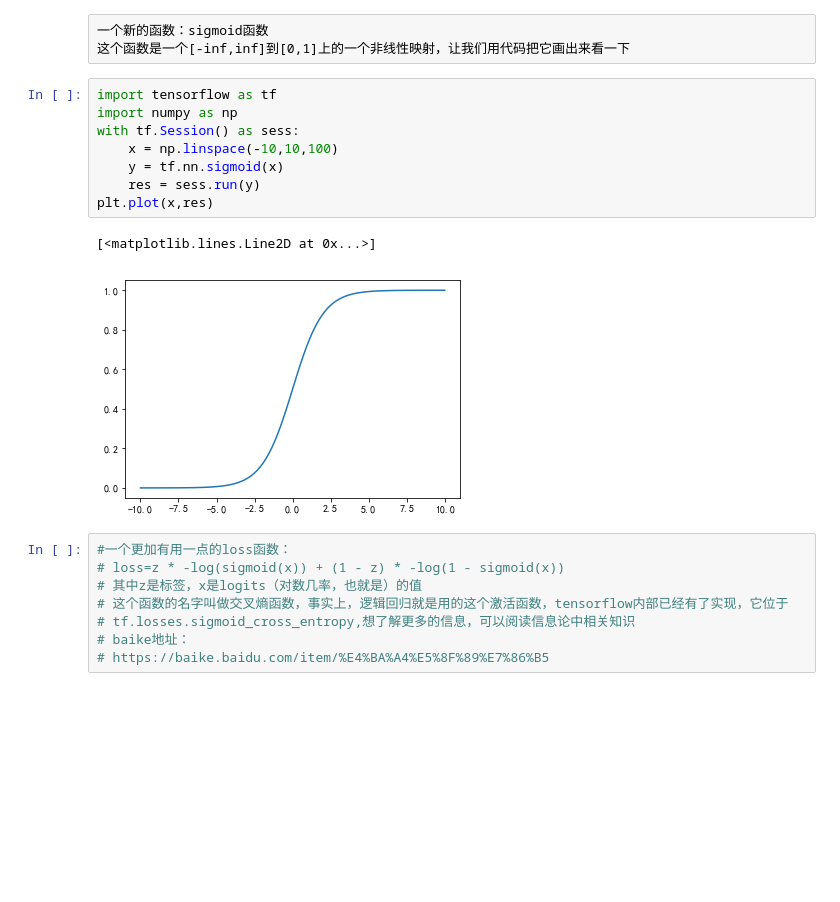
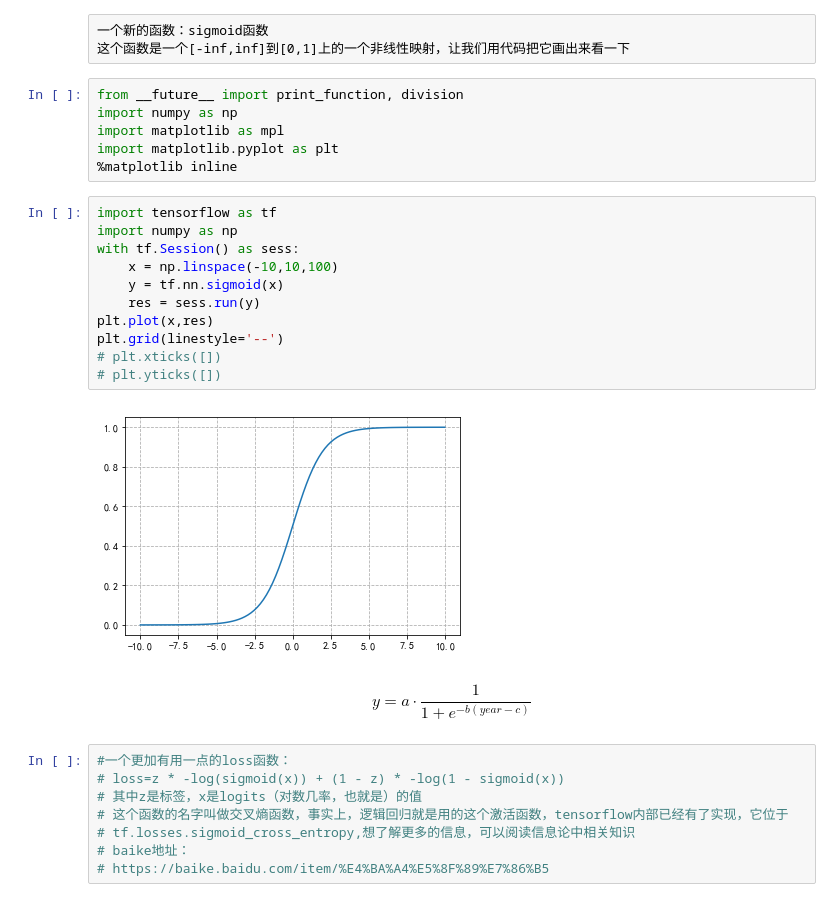
Before and after one commit to BradyHu/digital_design, a Jupyter notebook: 20190331-机器学习、DNN、北大超算/03-神经网络的隐藏层-异或的学习.ipynb, the cells around one changed output. Saved outputs shown, nothing was run; the diff lists cells and outputs as text; blank space fills up the shorter version.

```diff
--- a/20190331-机器学习、DNN、北大超算/03-神经网络的隐藏层-异或的学习.ipynb
+++ b/20190331-机器学习、DNN、北大超算/03-神经网络的隐藏层-异或的学习.ipynb
@@ -314,17 +316,27 @@ plt.show()
 # %% [raw]
 一个新的函数：sigmoid函数
 这个函数是一个[-inf,inf]到[0,1]上的一个非线性映射，让我们用代码把它画出来看一下
+# %%
+from __future__ import print_function, division
+import numpy as np
+import matplotlib as mpl
+import matplotlib.pyplot as plt
+%matplotlib inline
 # %%
 import tensorflow as tf
 import numpy as np
 with tf.Session() as sess:
     x = np.linspace(-10,10,100)
     y = tf.nn.sigmoid(x)
     res = sess.run(y)
 plt.plot(x,res)
+plt.grid(linestyle='--')
+# plt.xticks([])
+# plt.yticks([])
 # %% [output]
-[<matplotlib.lines.Line2D at 0x...>]
-[figure, old version]
+[figure, new version]
+# %% [markdown]
+$$y=a \cdot \frac{1}{1+e^{-b(year-c)}}$$
 # %%
 #一个更加有用一点的loss函数：
 # loss=z * -log(sigmoid(x)) + (1 - z) * -log(1 - sigmoid(x))
```
Also changed, not shown: parts of 2 cells of this notebook, 1 other file.
